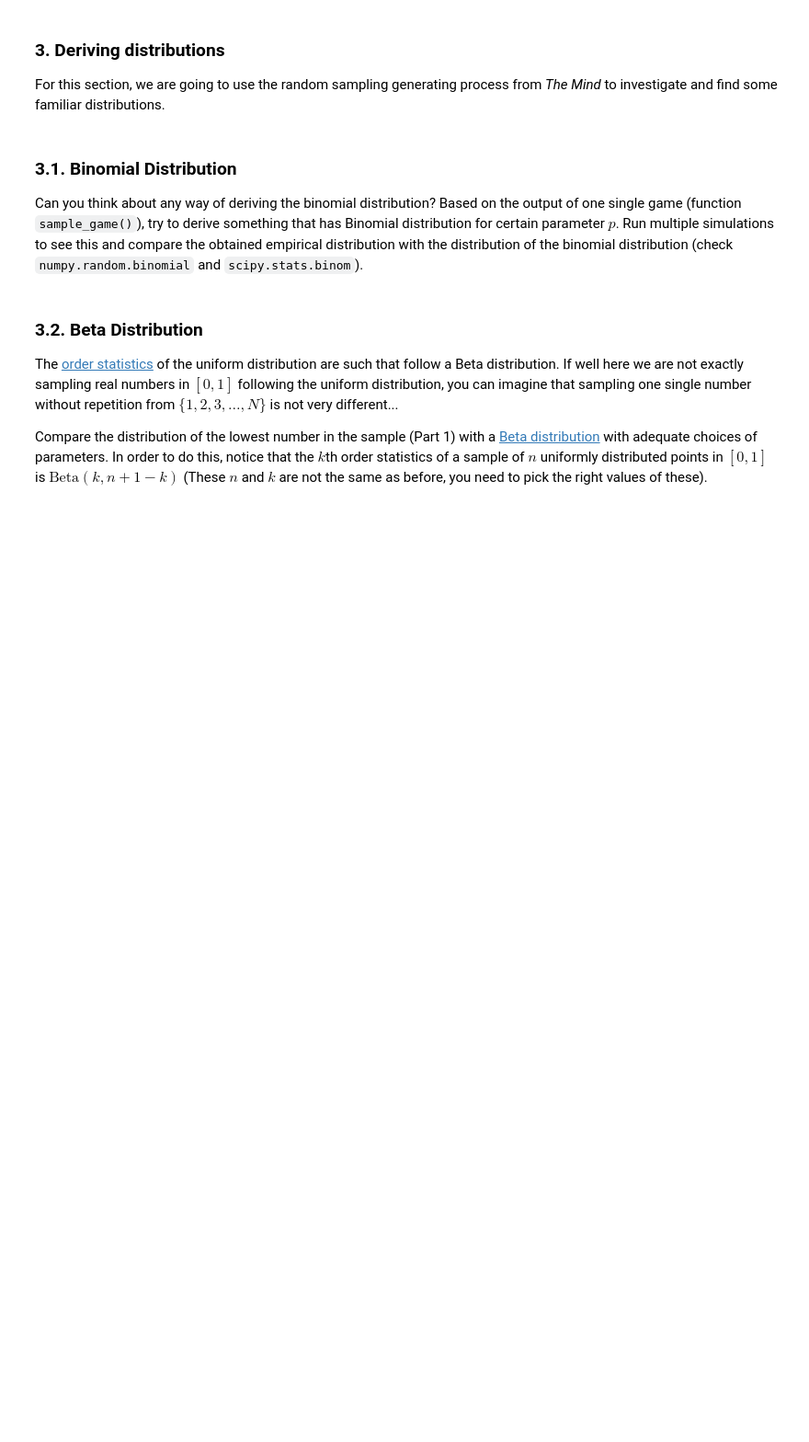
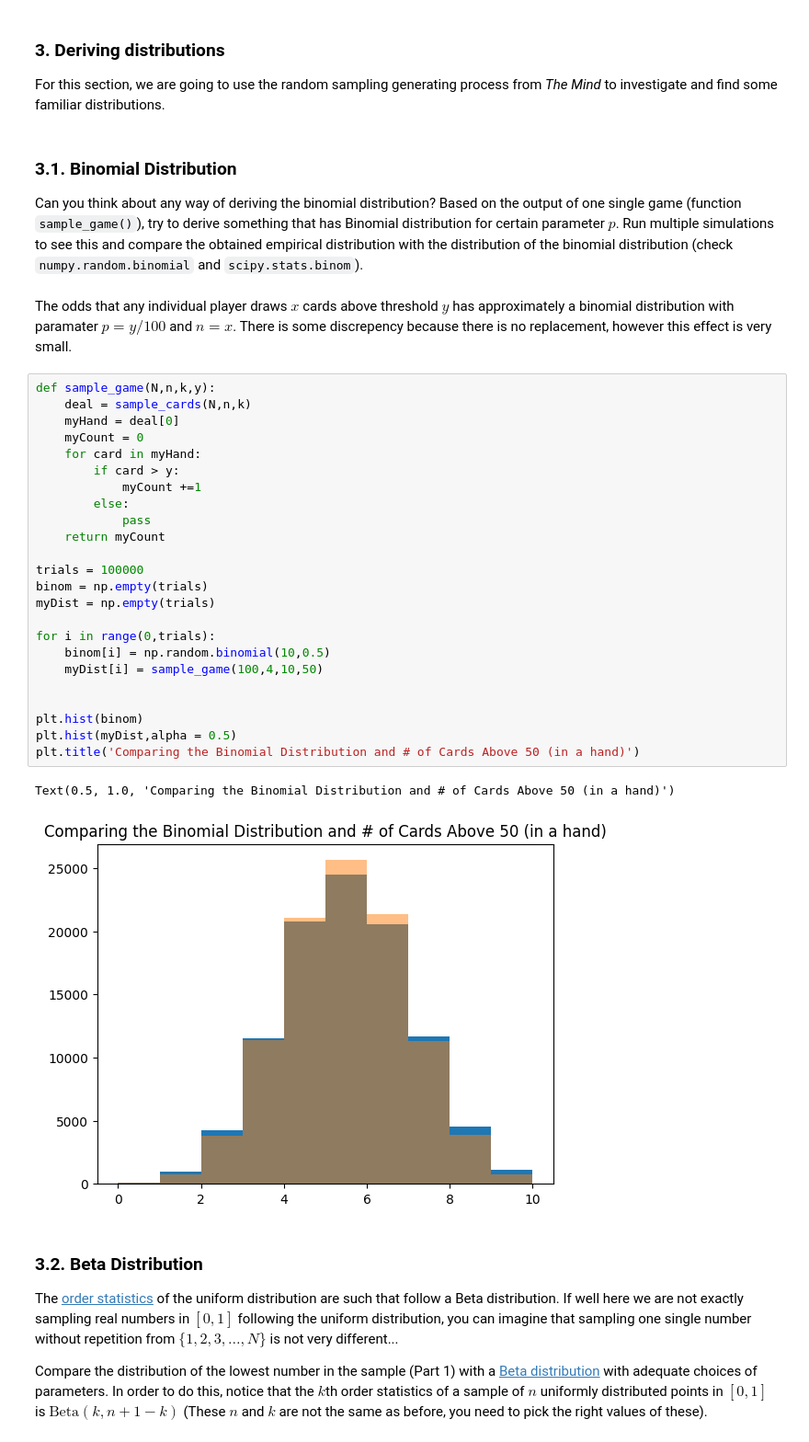
Before and after one commit to UCB-stat-201a-fall23/projectno1-themind-SorenRajani, a Jupyter notebook: Project01-TheMind.ipynb, the cells around one changed output. Shown: that part at 92% size. Cells and saved outputs as stored; diff of their text form; blank space fills up the shorter version.

```diff
--- a/Project01-TheMind.ipynb
+++ b/Project01-TheMind.ipynb
@@ -141,6 +143,35 @@ For this section, we are going to use the random sampling generating process fro
 ### 3.1. Binomial Distribution
 
 Can you think about any way of deriving the binomial distribution? Based on the output of one single game (function `sample_game()`), try to derive something that has Binomial distribution for certain parameter $p$. Run multiple simulations to see this and compare the obtained empirical distribution with the distribution of the binomial distribution (check `numpy.random.binomial` and `scipy.stats.binom`).
+# %% [markdown]
+The odds that any individual player draws $x$ cards above threshold $y$ has approximately a binomial distribution with paramater $p=y/100$ and $n=x$. There is some discrepency because there is no replacement, however this effect is very small.
+# %%
+def sample_game(N,n,k,y):
+    deal = sample_cards(N,n,k)
+    myHand = deal[0]
+    myCount = 0
+    for card in myHand:
+        if card > y:
+            myCount +=1
+        else:
+            pass
+    return myCount
+
+trials = 100000
+binom = np.empty(trials)
+myDist = np.empty(trials)
+
+for i in range(0,trials):
+    binom[i] = np.random.binomial(10,0.5)
+    myDist[i] = sample_game(100,4,10,50)
+
+
+plt.hist(binom)
+plt.hist(myDist,alpha = 0.5)
+plt.title('Comparing the Binomial Distribution and # of Cards Above 50 (in a hand)')
+# %% [output]
+Text(0.5, 1.0, 'Comparing the Binomial Distribution and # of Cards Above 50 (in a hand)')
+[figure, added]
 # %% [markdown]
 ### 3.2. Beta Distribution
 
```
Also changed, not shown: parts of 7 cells of this notebook.
